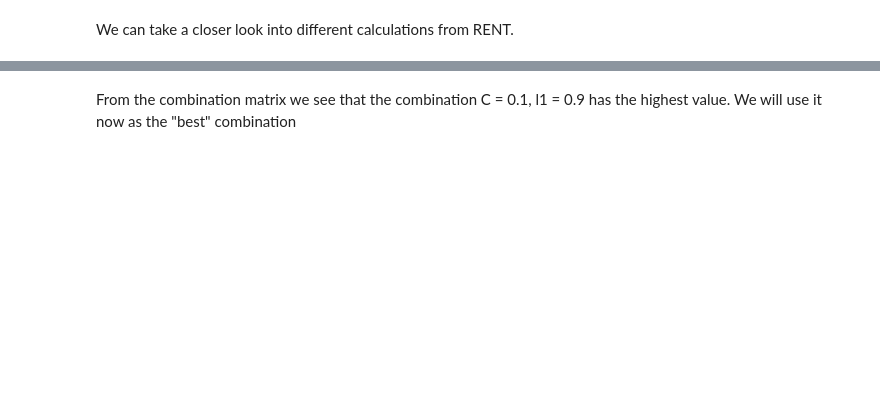
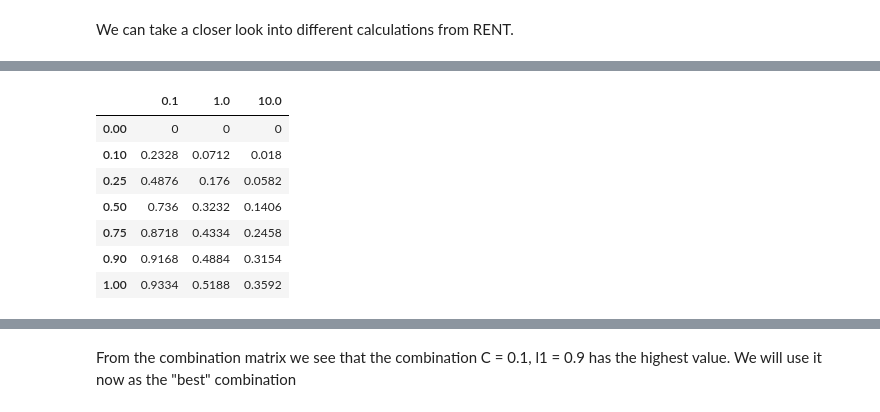
Before and after one commit to NMBU-Data-Science/RENT, a Jupyter notebook: src/RENT/Example.ipynb, the cells around one changed output, grey strips where cells are left out. Saved outputs shown, nothing was run; the diff lists cells and outputs as text; code cells hidden in the pictures; blank space fills up the shorter version.

```diff
--- a/src/RENT/Example.ipynb
+++ b/src/RENT/Example.ipynb
@@ -81,3 +87,15 @@ print(zeroes)
+# %%
+zeroes = analysis.get_average_zero_features()
+pd.DataFrame(zeroes)
+# %% [output]
+|  | 0.1 | 1.0 | 10.0 |
+| 0.00 | 0 | 0 | 0 |
+| 0.10 | 0.2328 | 0.0712 | 0.018 |
+| 0.25 | 0.4876 | 0.176 | 0.0582 |
+| 0.50 | 0.736 | 0.3232 | 0.1406 |
+| 0.75 | 0.8718 | 0.4334 | 0.2458 |
+| 0.90 | 0.9168 | 0.4884 | 0.3154 |
+| 1.00 | 0.9334 | 0.5188 | 0.3592 |
 # %%
 import numpy as np
 
```
Also changed, not shown: parts of 14 cells of this notebook.
